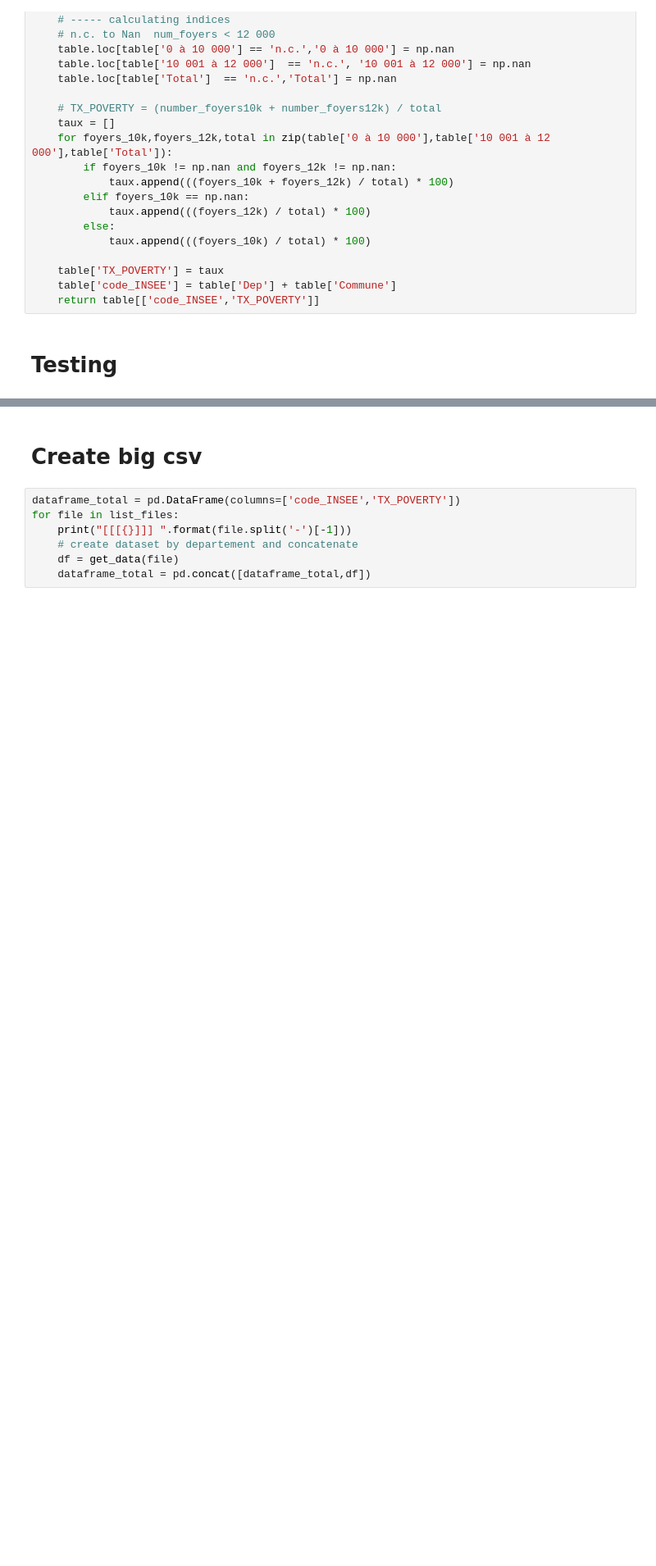
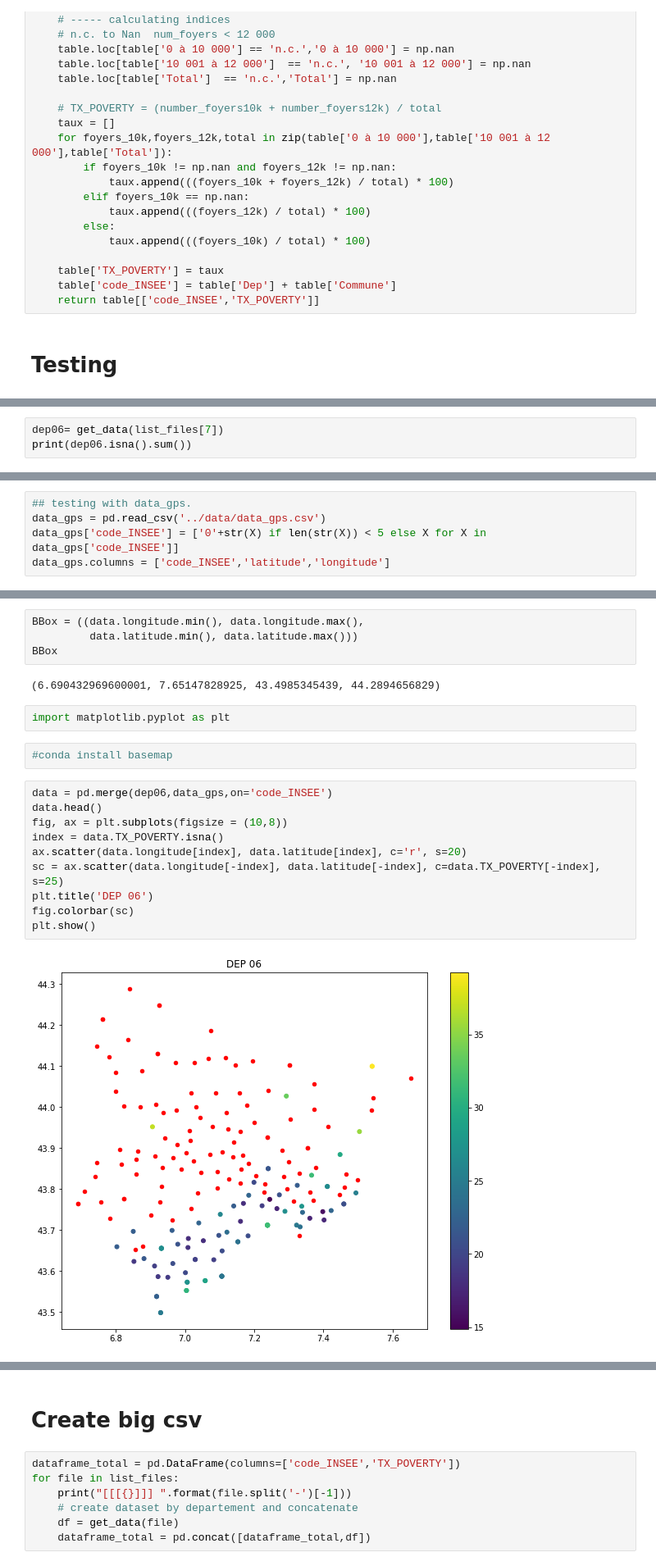
Before and after one commit to dataforgoodfr/batch8_mednum, a Jupyter notebook: notebooks/Getting_data_poverty.ipynb, the cells around one changed output, grey strips where cells are left out. Shown at 82% size. Saved outputs shown, nothing was run; the diff lists cells and outputs as text; blank space fills up the shorter version.

```diff
--- a/notebooks/Getting_data_poverty.ipynb
+++ b/notebooks/Getting_data_poverty.ipynb
@@ -134,0 +150,3 @@ def get_data(file):
+# %%
+dep06= get_data(list_files[7])
+print(dep06.isna().sum())
@@ -134,0 +167,5 @@ def get_data(file):
+# %%
+## testing with data_gps.
+data_gps = pd.read_csv('../data/data_gps.csv')
+data_gps['code_INSEE'] = ['0'+str(X) if len(str(X)) < 5 else X for X in data_gps['code_INSEE']]
+data_gps.columns = ['code_INSEE','latitude','longitude']
@@ -134,0 +191,22 @@ def get_data(file):
+# %%
+BBox = ((data.longitude.min(), data.longitude.max(),
+         data.latitude.min(), data.latitude.max()))
+BBox
+# %% [output]
+(6.690432969600001, 7.65147828925, 43.4985345439, 44.2894656829)
+# %%
+import matplotlib.pyplot as plt
+# %%
+#conda install basemap
+# %%
+data = pd.merge(dep06,data_gps,on='code_INSEE')
+data.head()
+fig, ax = plt.subplots(figsize = (10,8))
+index = data.TX_POVERTY.isna()
+ax.scatter(data.longitude[index], data.latitude[index], c='r', s=20)
+sc = ax.scatter(data.longitude[-index], data.latitude[-index], c=data.TX_POVERTY[-index], s=25)
+plt.title('DEP 06')
+fig.colorbar(sc)
+plt.show()
+# %% [output]
+[figure, added]
```
Also changed, not shown: parts of 38 cells of this notebook, 2 other files.
